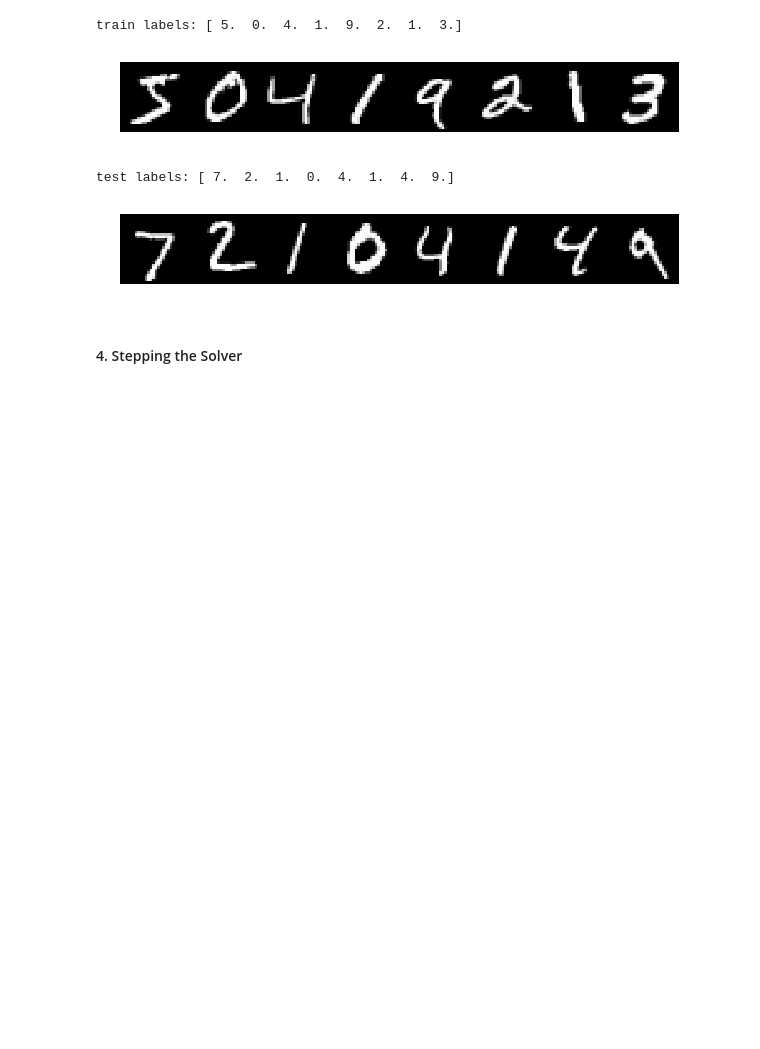
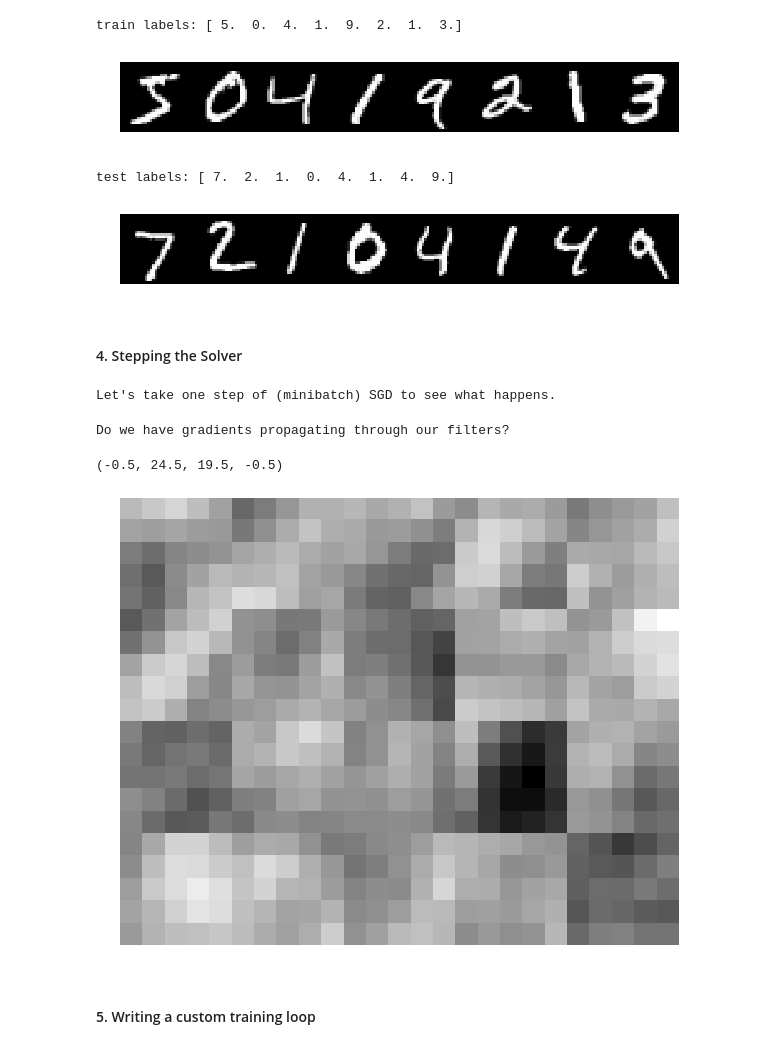
Before and after one commit to mxmn/caffe-tut, a Jupyter notebook: experiments/LeNet.ipynb, the cells around one changed output. Cells and saved outputs as stored; diff of their text form; code cells hidden in the pictures; blank space fills up the shorter version.

```diff
--- a/experiments/LeNet.ipynb
+++ b/experiments/LeNet.ipynb
@@ -163,3 +163,18 @@ test labels: [ 7.  2.  1.  0.  4.  1.  4.  9.]
 [figure]
 # %% [markdown]
 #### 4. Stepping the Solver
+# %%
+print "Let's take one step of (minibatch) SGD to see what happens."
+solver.step(1)
+# %% [output]
+Let's take one step of (minibatch) SGD to see what happens.
+# %%
+print "Do we have gradients propagating through our filters?"
+imshow(solver.net.params['conv1'][0].diff[:,0].reshape(4,5,5,5)
+      .transpose(0,2,1,3).reshape(4*5,5*5)); axis('off')
+# %% [output]
+Do we have gradients propagating through our filters?
+(-0.5, 24.5, 19.5, -0.5)
+[figure, added]
+# %% [markdown]
+#### 5. Writing a custom training loop
```
Also changed, not shown: parts of 6 cells of this notebook.
